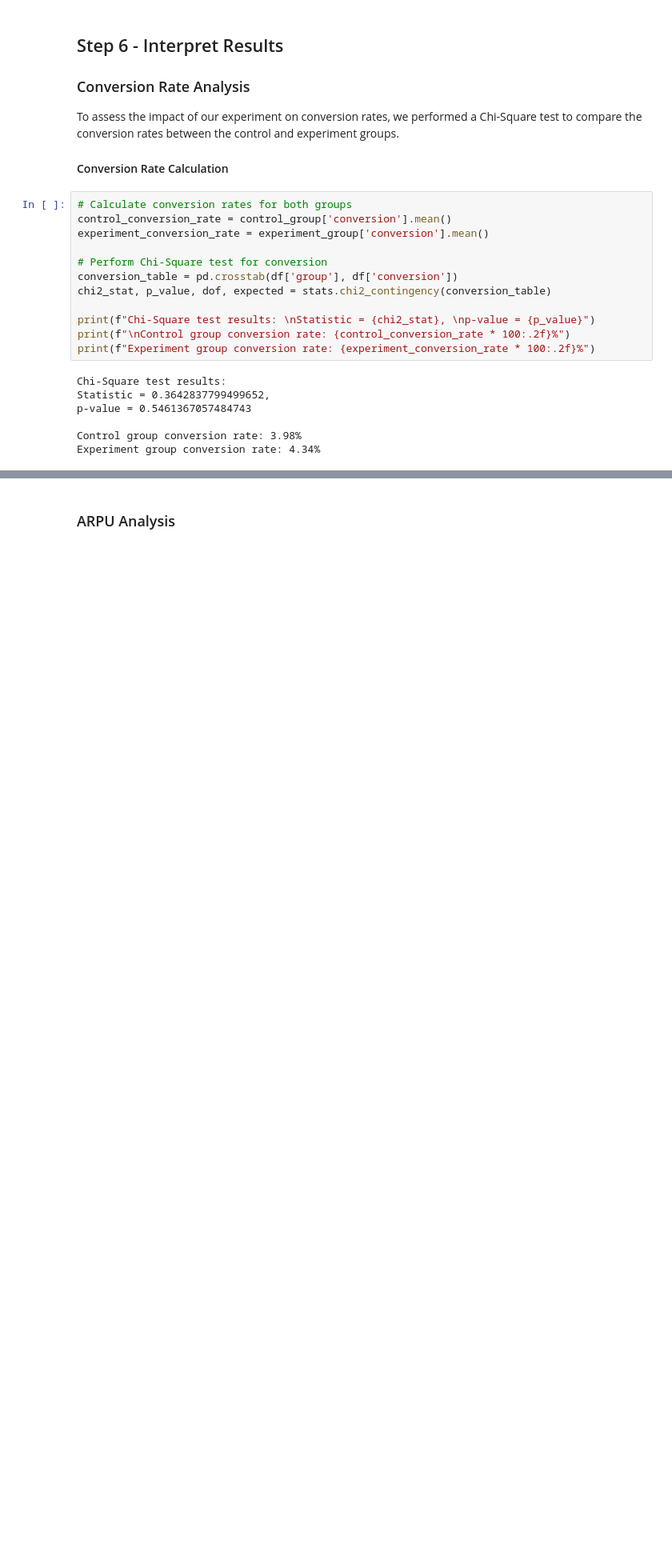
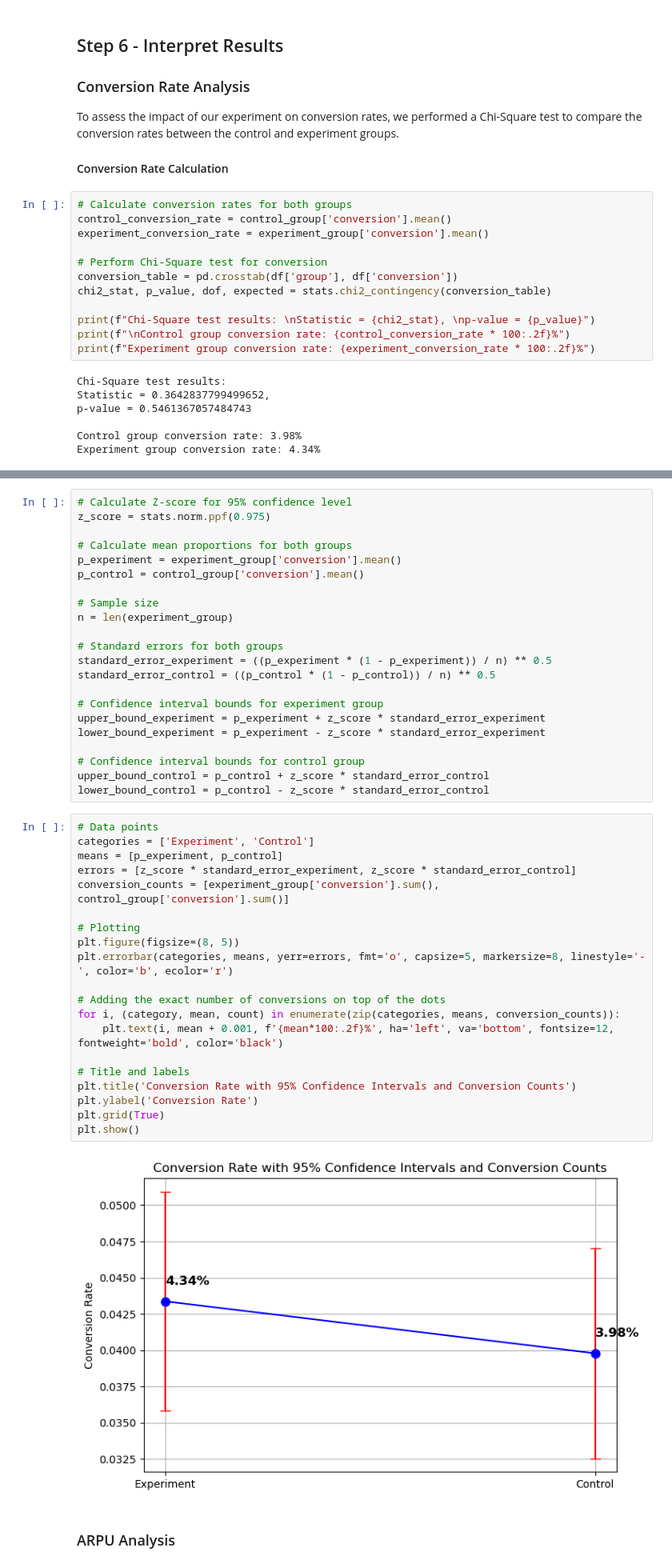
Before and after one commit to S0la1re/Product-Ranking-AB-Testing, a Jupyter notebook: main.ipynb, the cells around one changed output, grey strips where cells are left out. Shown at 80% size. Saved outputs shown, nothing was run; the diff lists cells and outputs as text; blank space fills up the shorter version.

Commit message:
add plots

```diff
--- a/main.ipynb
+++ b/main.ipynb
@@ -456,3 +464,47 @@ $$p \pm Z \sqrt{\frac{p\left(1-p\right)}{n}}$$
+# %%
+# Calculate Z-score for 95% confidence level
+z_score = stats.norm.ppf(0.975)
+
+# Calculate mean proportions for both groups
+p_experiment = experiment_group['conversion'].mean()
+p_control = control_group['conversion'].mean()
+
+# Sample size
+n = len(experiment_group)
+
+# Standard errors for both groups
+standard_error_experiment = ((p_experiment * (1 - p_experiment)) / n) ** 0.5
+standard_error_control = ((p_control * (1 - p_control)) / n) ** 0.5
+
+# Confidence interval bounds for experiment group
+upper_bound_experiment = p_experiment + z_score * standard_error_experiment
+lower_bound_experiment = p_experiment - z_score * standard_error_experiment
+
+# Confidence interval bounds for control group
+upper_bound_control = p_control + z_score * standard_error_control
+lower_bound_control = p_control - z_score * standard_error_control
+# %%
+# Data points
+categories = ['Experiment', 'Control']
+means = [p_experiment, p_control]
+errors = [z_score * standard_error_experiment, z_score * standard_error_control]
+conversion_counts = [experiment_group['conversion'].sum(), control_group['conversion'].sum()]
+
+# Plotting
+plt.figure(figsize=(8, 5))
+plt.errorbar(categories, means, yerr=errors, fmt='o', capsize=5, markersize=8, linestyle='-', color='b', ecolor='r')
+
+# Adding the exact number of conversions on top of the dots
+for i, (category, mean, count) in enumerate(zip(categories, means, conversion_counts)):
+    plt.text(i, mean + 0.001, f'{mean*100:.2f}%', ha='left', va='bottom', fontsize=12, fontweight='bold', color='black')
+
+# Title and labels
+plt.title('Conversion Rate with 95% Confidence Intervals and Conversion Counts')
+plt.ylabel('Conversion Rate')
+plt.grid(True)
+plt.show()
+# %% [output]
+[figure, added]
 # %% [markdown]
 ### ARPU Analysis
 # %%
```
Also changed, not shown: parts of 4 cells of this notebook.
